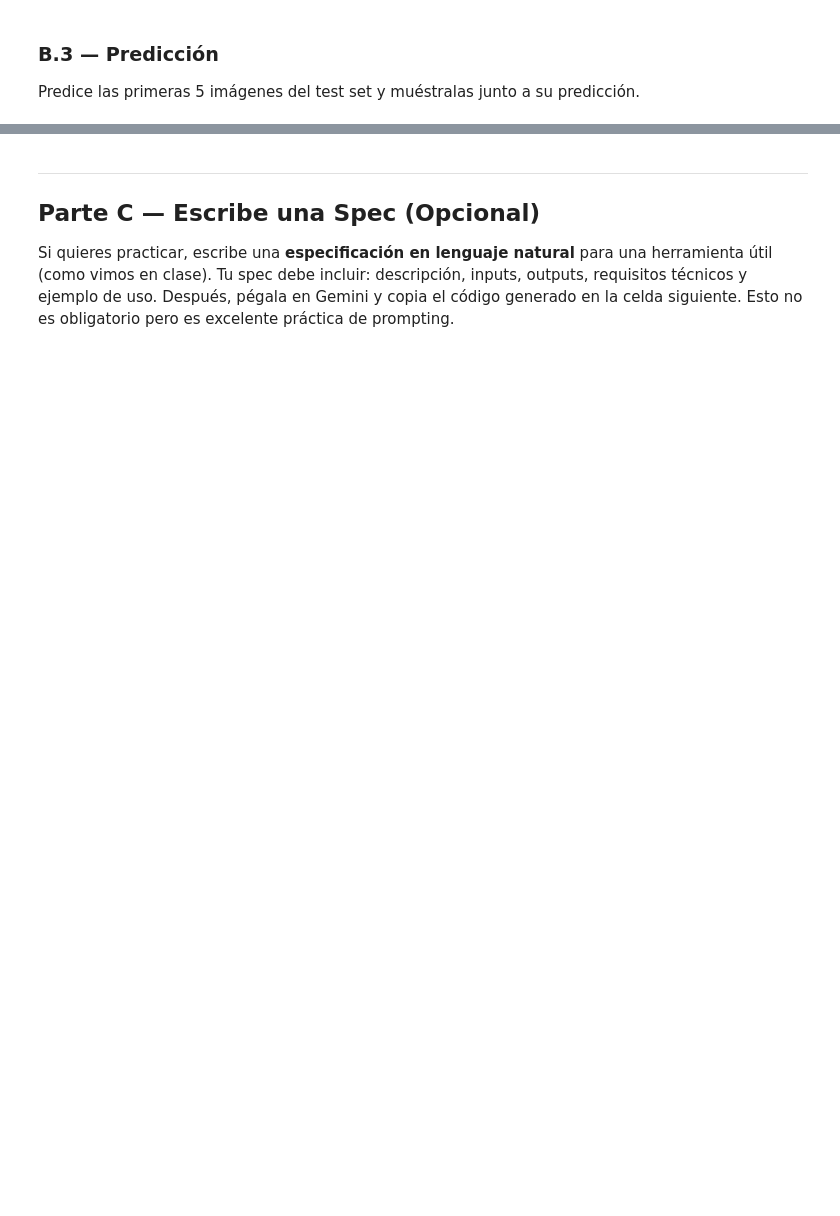
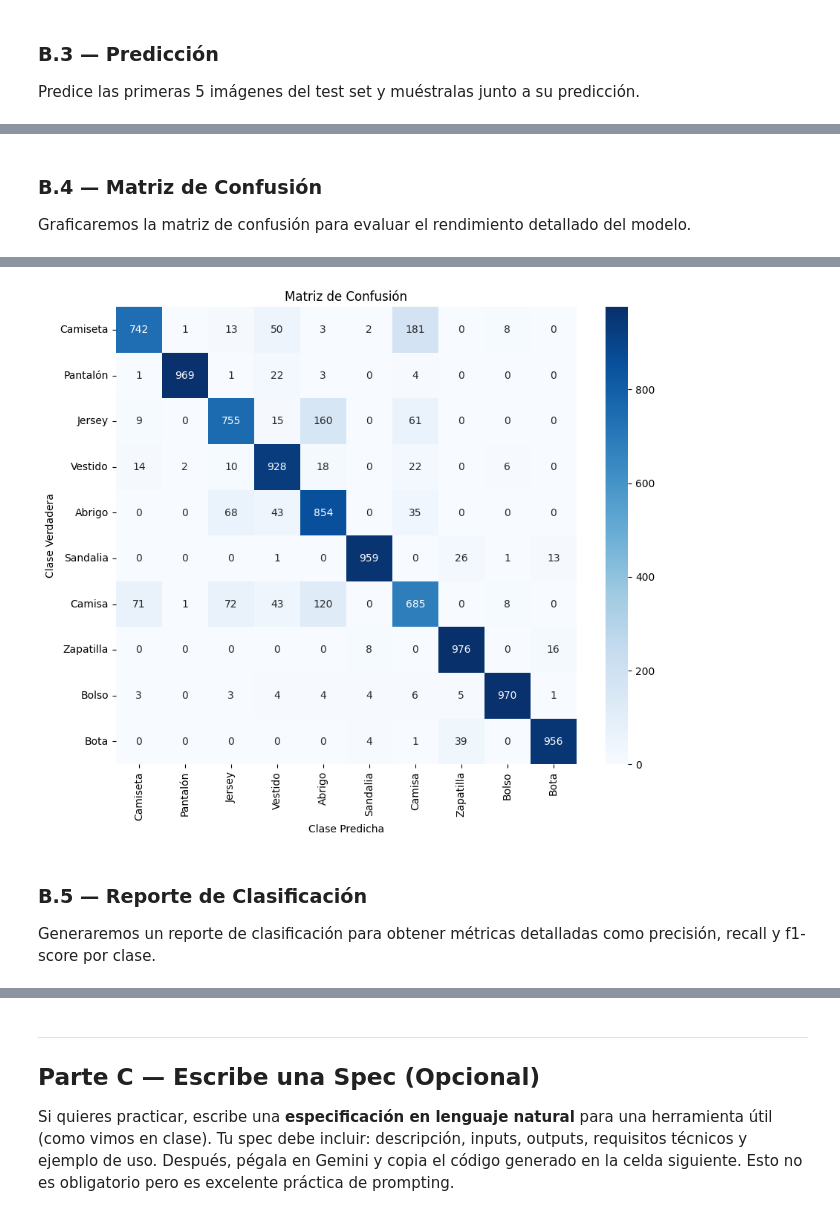
Before and after one commit to psalazarec/fundamento_programacion_ejercicio1-python-ia, a Jupyter notebook: Ejercicio2.ipynb, the cells around one changed output, grey strips where cells are left out. Saved outputs shown, nothing was run; the diff lists cells and outputs as text; code cells hidden in the pictures; blank space fills up the shorter version.

```diff
--- a/Ejercicio2.ipynb
+++ b/Ejercicio2.ipynb
@@ -226,0 +267,24 @@ import matplotlib.pyplot as plt
+# %% [markdown]
+### B.4 — Matriz de Confusión
+
+Graficaremos la matriz de confusión para evaluar el rendimiento detallado del modelo.
+# %%
+from sklearn.metrics import confusion_matrix
+import seaborn as sns
+import matplotlib.pyplot as plt
+
+# Obtener las predicciones para todo el conjunto de prueba
+y_pred_prob = model.predict(x_test)
+y_pred = np.argmax(y_pred_prob, axis=1)
+
+# Calcular la matriz de confusión
+cm = confusion_matrix(y_test, y_pred)
+
+# Graficar la matriz de confusión
+plt.figure(figsize=(10, 8))
+sns.heatmap(cm, annot=True, fmt='d', cmap='Blues', xticklabels=clases, yticklabels=clases)
+plt.xlabel('Clase Predicha')
+plt.ylabel('Clase Verdadera')
+plt.title('Matriz de Confusión')
+plt.show()
+# %% [output]
@@ -226,0 +292,5 @@ import matplotlib.pyplot as plt
+[figure, added]
+# %% [markdown]
+### B.5 — Reporte de Clasificación
+
+Generaremos un reporte de clasificación para obtener métricas detalladas como precisión, recall y f1-score por clase.
```
Also changed, not shown: parts of 12 cells of this notebook.
